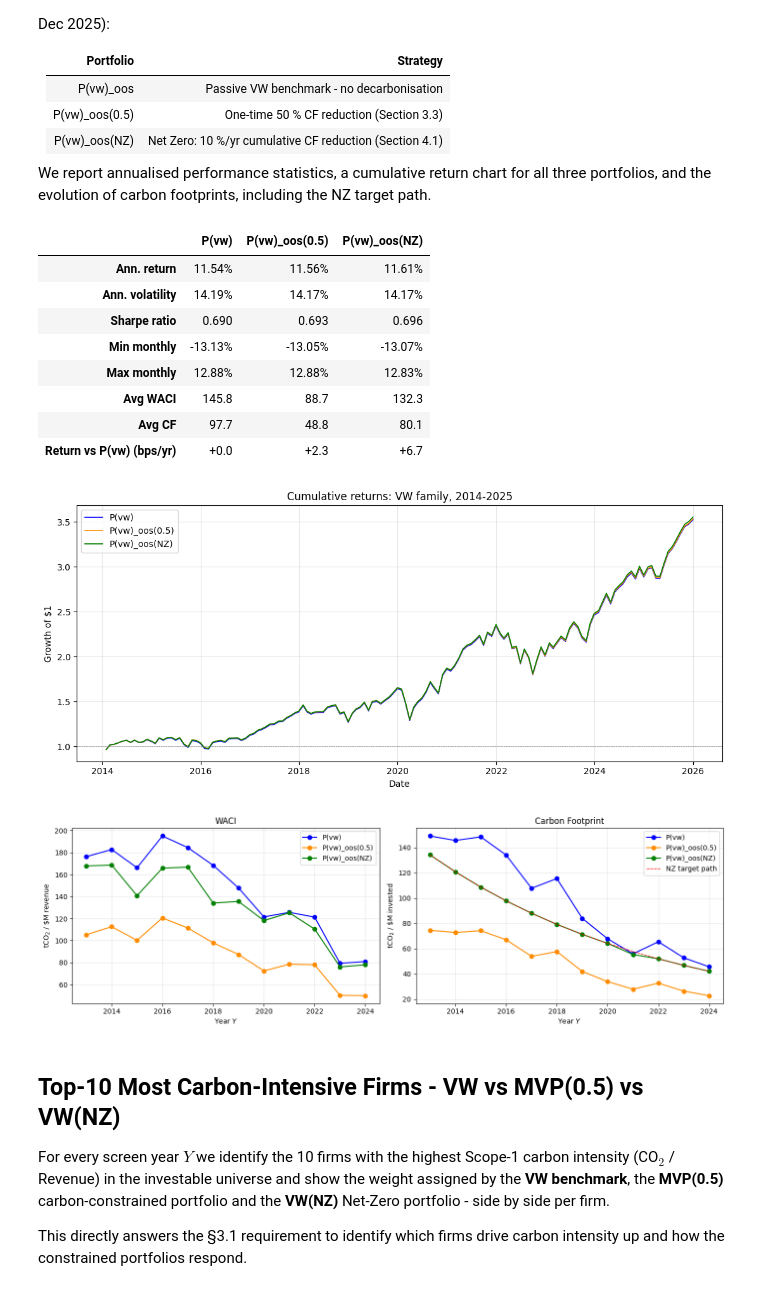
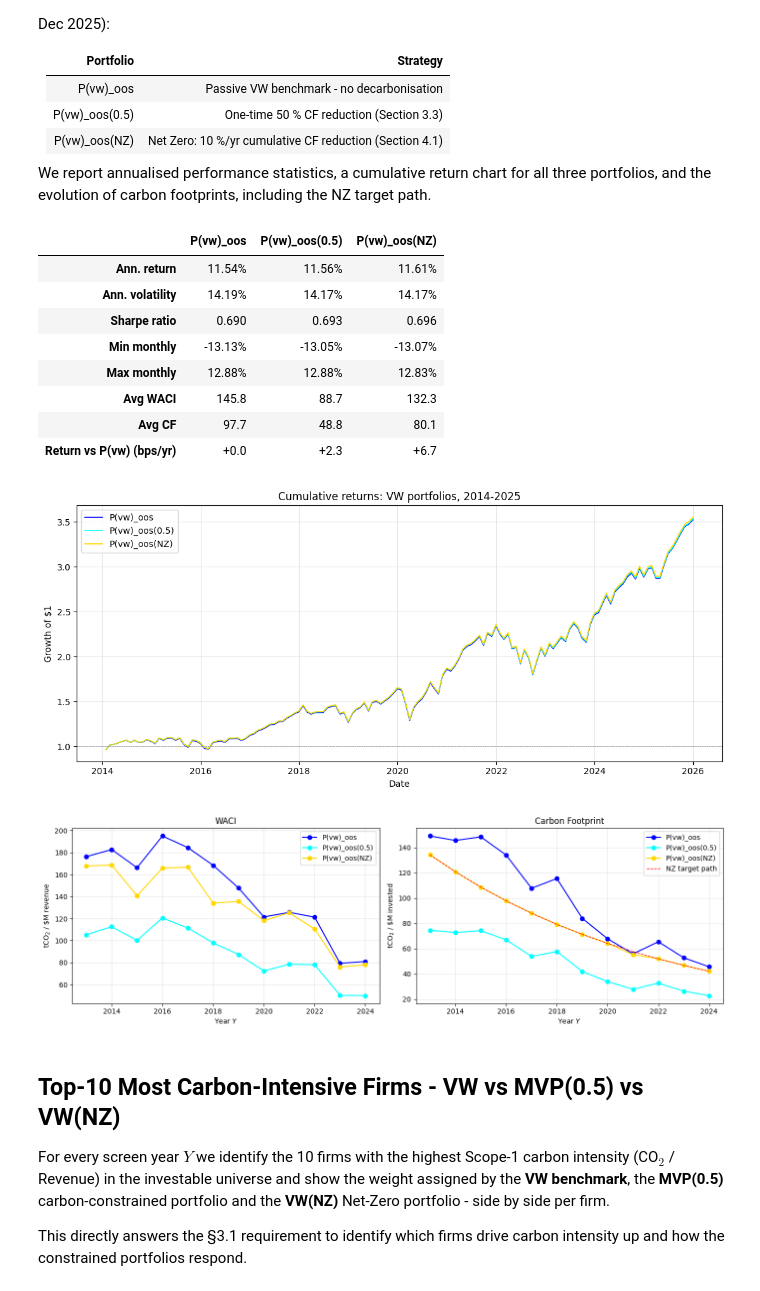
Before and after one commit to Saarujan06/Sustainability-Aware-Asset-Management-Project, a Jupyter notebook: final_notebook.ipynb, the cells around one changed output. Cells and saved outputs as stored; diff of their text form; code cells hidden in the pictures.

```diff
--- a/final_notebook.ipynb
+++ b/final_notebook.ipynb
@@ -2053,11 +2025,6 @@ period (Jan 2014 – Dec 2025):
 We report annualised performance statistics, a cumulative return chart for all
 three portfolios, and the evolution of carbon footprints, including the NZ target path.
 # %%
-# §4.2 Three-way comparison: P(vw), P(vw)_oos(0.5), P(vw)_oos(NZ).
-# Reads vw_monthly_returns (§2.3), te05_monthly_returns (§3.3),
-# nz_monthly_returns (§4.1), carbon_summary (§3.1), carbon_te (§3.3),
-# carbon_nz (§4.1), and the NZ schedule constants from §4.1.
-
 vw_idx   = vw_monthly_returns.set_index("date")["Rp_vw"]
 te05_idx = te05_monthly_returns.set_index("date")["Rp_te05"]
 nz_idx   = nz_monthly_returns.set_index("date")["Rp_nz"]
@@ -2066,27 +2033,27 @@ idx_all = vw_idx.index.intersection(te05_idx.index).intersection(nz_idx.index)
 vw_r, te05_r, nz_r = vw_idx.loc[idx_all], te05_idx.loc[idx_all], nz_idx.loc[idx_all]
 
 stats = pd.DataFrame([
-    summary_stats(vw_r,   "P(vw)",          rf_monthly=rf_monthly_avg),
+    summary_stats(vw_r,   "P(vw)_oos",          rf_monthly=rf_monthly_avg),
     summary_stats(te05_r, "P(vw)_oos(0.5)", rf_monthly=rf_monthly_avg),
     summary_stats(nz_r,   "P(vw)_oos(NZ)",  rf_monthly=rf_monthly_avg),
 ]).set_index("portfolio")
 
-avg_waci = {"P(vw)":          carbon_summary["WACI_VW"].mean(),
+avg_waci = {"P(vw)_oos":          carbon_summary["WACI_VW"].mean(),
             "P(vw)_oos(0.5)": carbon_te["WACI_TE05"].mean(),
             "P(vw)_oos(NZ)":  carbon_nz["WACI_NZ"].mean()}
-avg_cf   = {"P(vw)":          carbon_summary["CF_VW"].mean(),
+avg_cf   = {"P(vw)_oos":          carbon_summary["CF_VW"].mean(),
             "P(vw)_oos(0.5)": carbon_te["CF_TE05"].mean(),
             "P(vw)_oos(NZ)":  carbon_nz["CF_NZ"].mean()}
 
 def cost_bps(p):
-    return (stats.loc[p, "ann_mean_return"] - stats.loc["P(vw)", "ann_mean_return"]) * 1e4
+    return (stats.loc[p, "ann_mean_return"] - stats.loc["P(vw)_oos", "ann_mean_return"]) * 1e4
 
 table = pd.DataFrame({p: [
     stats.loc[p, "ann_mean_return"], stats.loc[p, "ann_volatility"],
     stats.loc[p, "sharpe_ratio"], stats.loc[p, "min_monthly_return"],
     stats.loc[p, "max_monthly_return"], avg_waci[p], avg_cf[p],
     cost_bps(p),
-] for p in ["P(vw)", "P(vw)_oos(0.5)", "P(vw)_oos(NZ)"]},
+] for p in ["P(vw)_oos", "P(vw)_oos(0.5)", "P(vw)_oos(NZ)"]},
     index=["Ann. return","Ann. volatility","Sharpe ratio",
            "Min monthly","Max monthly","Avg WACI","Avg CF",
            "Return vs P(vw) (bps/yr)"])
@@ -2108,49 +2075,49 @@ cum_te05 = (1 + te05_r).cumprod()
 cum_nz   = (1 + nz_r).cumprod()
 
 fig, ax = plt.subplots(figsize=(11, 5))
-ax.plot(idx_all, cum_vw,   color="blue",       linewidth=1.2, label="P(vw)")
-ax.plot(idx_all, cum_te05, color="darkorange", linewidth=1.2, label="P(vw)_oos(0.5)")
-ax.plot(idx_all, cum_nz,   color="green",     linewidth=1.2, label="P(vw)_oos(NZ)")
+ax.plot(idx_all, cum_vw,   color="blue",       linewidth=1.2, label="P(vw)_oos")
+ax.plot(idx_all, cum_te05, color="cyan",     linewidth=1.2, label="P(vw)_oos(0.5)")
+ax.plot(idx_all, cum_nz,   color="gold",     linewidth=1.2, label="P(vw)_oos(NZ)")
 ax.axhline(1, color="grey", linestyle="--", linewidth=0.5)
-ax.set_title("Cumulative returns: VW family, 2014-2025")
+ax.set_title("Cumulative returns: VW portfolios, 2014-2025")
 ax.set_xlabel("Date"); ax.set_ylabel("Growth of $1")
 ax.legend(); ax.grid(alpha=0.3)
 plt.tight_layout()
 fig.savefig(OUT_DIR / "section42_cumulative_returns.png", dpi=300, bbox_inches="tight")
 plt.show()
 
 # Combined WACI / CF - three series + NZ target
 years_plot  = list(range(START_YEAR, END_YEAR + 1))
 target_path = [(1 - THETA) ** (y - Y0 + 1) * cf_vw_Y0 for y in years_plot]
 
 fig, (ax1, ax2) = plt.subplots(1, 2, figsize=(14, 4.5))
-ax1.plot(carbon_summary["Year"], carbon_summary["WACI_VW"], "-o", color="blue",       label="P(vw)")
-ax1.plot(carbon_te["Year"],      carbon_te["WACI_TE05"],    "-o", color="darkorange", label="P(vw)_oos(0.5)")
-ax1.plot(carbon_nz["Year"],      carbon_nz["WACI_NZ"],      "-o", color="green",     label="P(vw)_oos(NZ)")
+ax1.plot(carbon_summary["Year"], carbon_summary["WACI_VW"], "-o", color="blue",       label="P(vw)_oos")
+ax1.plot(carbon_te["Year"],      carbon_te["WACI_TE05"],    "-o", color="cyan", label="P(vw)_oos(0.5)")
+ax1.plot(carbon_nz["Year"],      carbon_nz["WACI_NZ"],      "-o", color="gold",     label="P(vw)_oos(NZ)")
 ax1.set_title("WACI"); ax1.set_ylabel(r"tCO$_2$ / \$M revenue"); ax1.set_xlabel("Year $Y$")
 ax1.legend(); ax1.grid(alpha=0.3)
 
-ax2.plot(carbon_summary["Year"], carbon_summary["CF_VW"], "-o", color="blue",       label="P(vw)")
-ax2.plot(carbon_te["Year"],      carbon_te["CF_TE05"],    "-o", color="darkorange", label="P(vw)_oos(0.5)")
-ax2.plot(carbon_nz["Year"],      carbon_nz["CF_NZ"],      "-o", color="green",     label="P(vw)_oos(NZ)")
+ax2.plot(carbon_summary["Year"], carbon_summary["CF_VW"], "-o", color="blue",       label="P(vw)_oos")
+ax2.plot(carbon_te["Year"],      carbon_te["CF_TE05"],    "-o", color="cyan", label="P(vw)_oos(0.5)")
+ax2.plot(carbon_nz["Year"],      carbon_nz["CF_NZ"],      "-o", color="gold",     label="P(vw)_oos(NZ)")
 ax2.plot(years_plot, target_path, "r--", linewidth=1, label="NZ target path")
 ax2.set_title("Carbon Footprint"); ax2.set_ylabel(r"tCO$_2$ / \$M invested"); ax2.set_xlabel("Year $Y$")
 ax2.legend(); ax2.grid(alpha=0.3)
 plt.tight_layout()
 fig.savefig(OUT_DIR / "section42_carbon.png", dpi=300, bbox_inches="tight")
 plt.show()
 # %% [output]
-|  | P(vw) | P(vw)_oos(0.5) | P(vw)_oos(NZ) |
+|  | P(vw)_oos | P(vw)_oos(0.5) | P(vw)_oos(NZ) |
 | Ann. return | 11.54% | 11.56% | 11.61% |
 | Ann. volatility | 14.19% | 14.17% | 14.17% |
 | Sharpe ratio | 0.690 | 0.693 | 0.696 |
 | Min monthly | -13.13% | -13.05% | -13.07% |
 | Max monthly | 12.88% | 12.88% | 12.83% |
 | Avg WACI | 145.8 | 88.7 | 132.3 |
 | Avg CF | 97.7 | 48.8 | 80.1 |
 | Return vs P(vw) (bps/yr) | +0.0 | +2.3 | +6.7 |
-[figure, old version]
+[figure, new version]
-[figure, old version]
+[figure, new version]
 # %% [markdown]
 ## Top-10 Most Carbon-Intensive Firms - VW vs MVP(0.5) vs VW(NZ)
 
```
Also changed, not shown: parts of 13 cells of this notebook.
